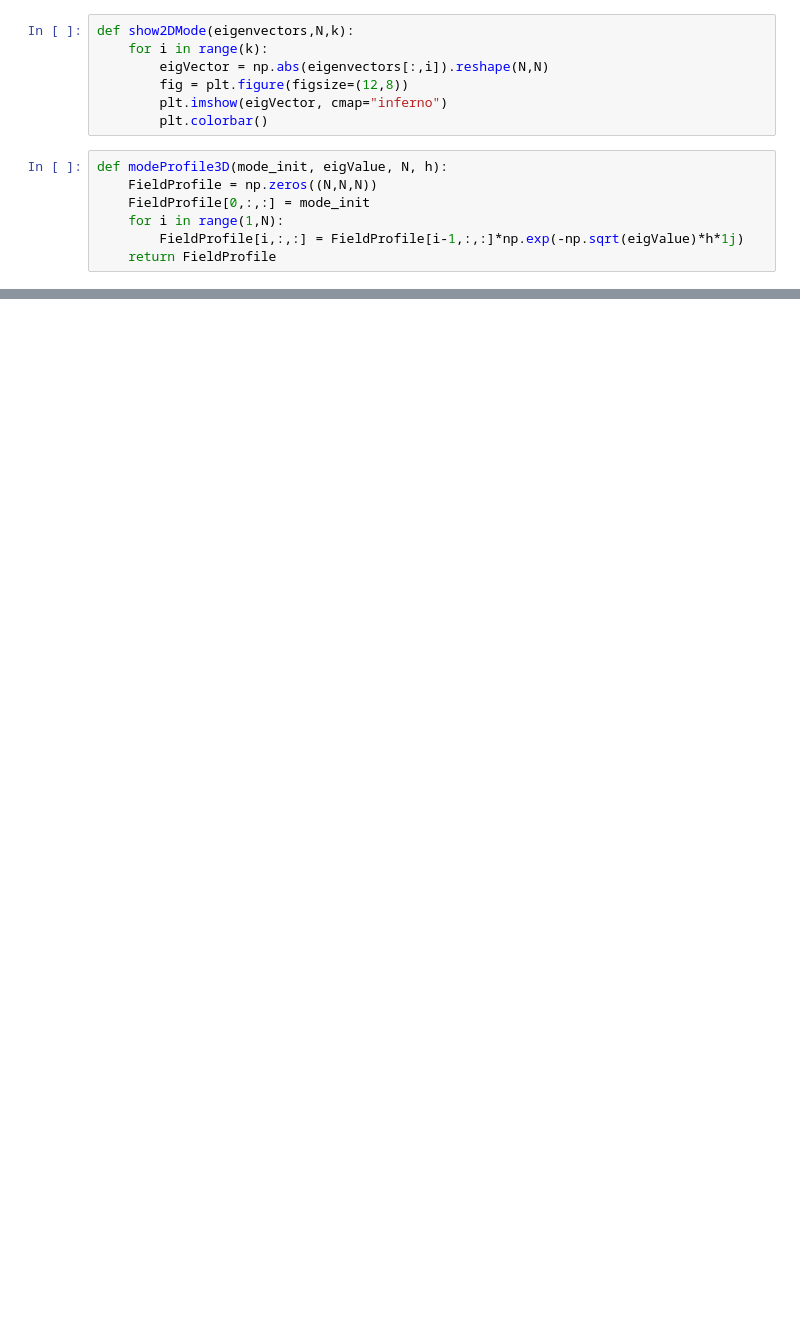
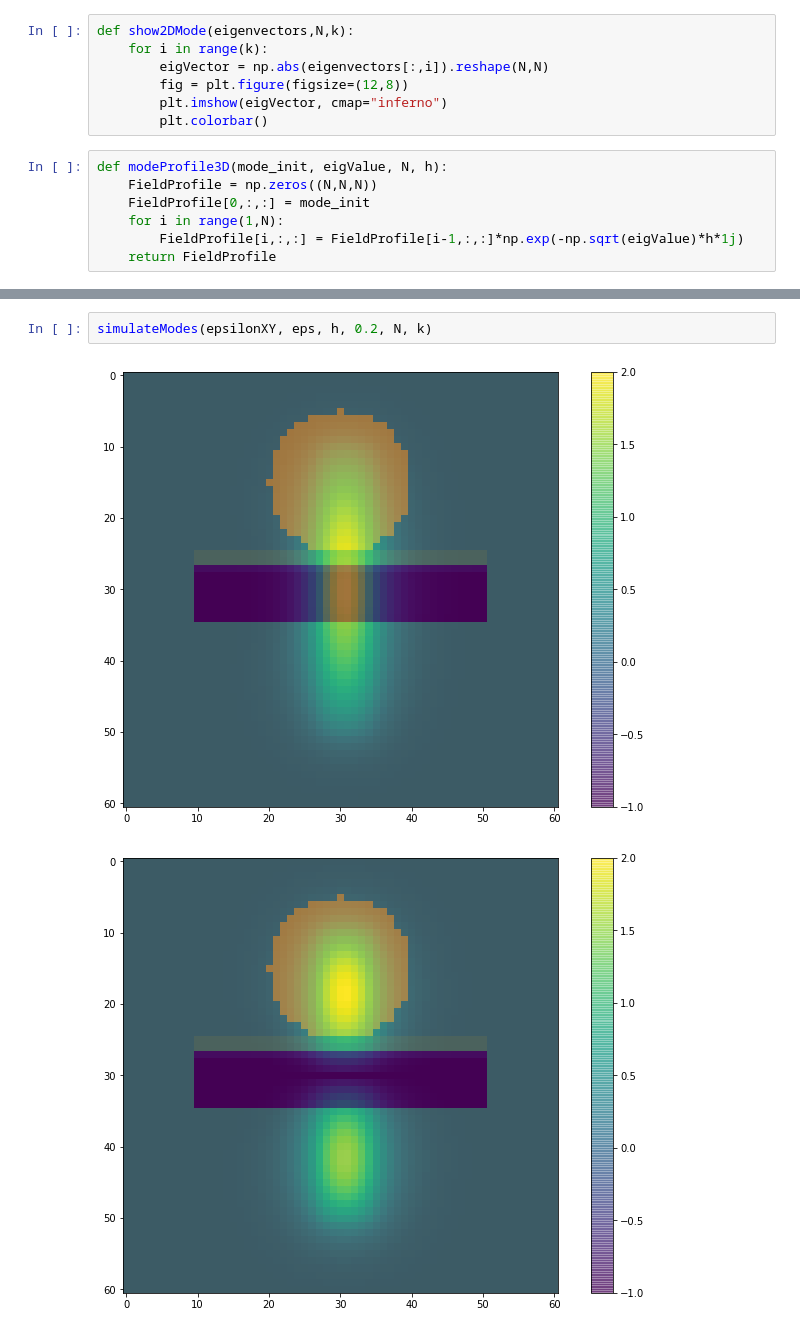
Before and after one commit to CODGI/Computational-Photonics, a Jupyter notebook: 2D-Modesolver.ipynb, the cells around one changed output, grey strips where cells are left out. Cells and saved outputs as stored; diff of their text form; blank space fills up the shorter version.

```diff
--- a/2D-Modesolver.ipynb
+++ b/2D-Modesolver.ipynb
@@ -86,0 +134,5 @@ for i in range(k):
+# %%
+simulateModes(epsilonXY, eps, h, 0.2, N, k)
+# %% [output]
+[figure, added]
+[figure, added]
```
Also changed, not shown: parts of 18 cells of this notebook, 1 other file.
